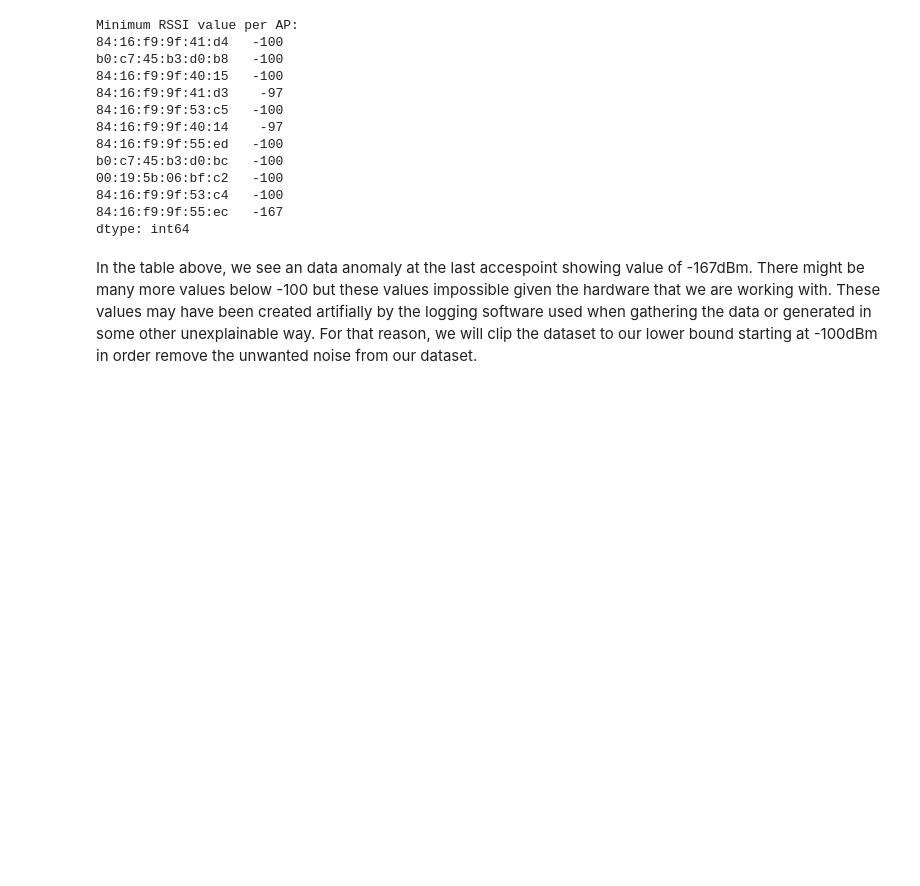
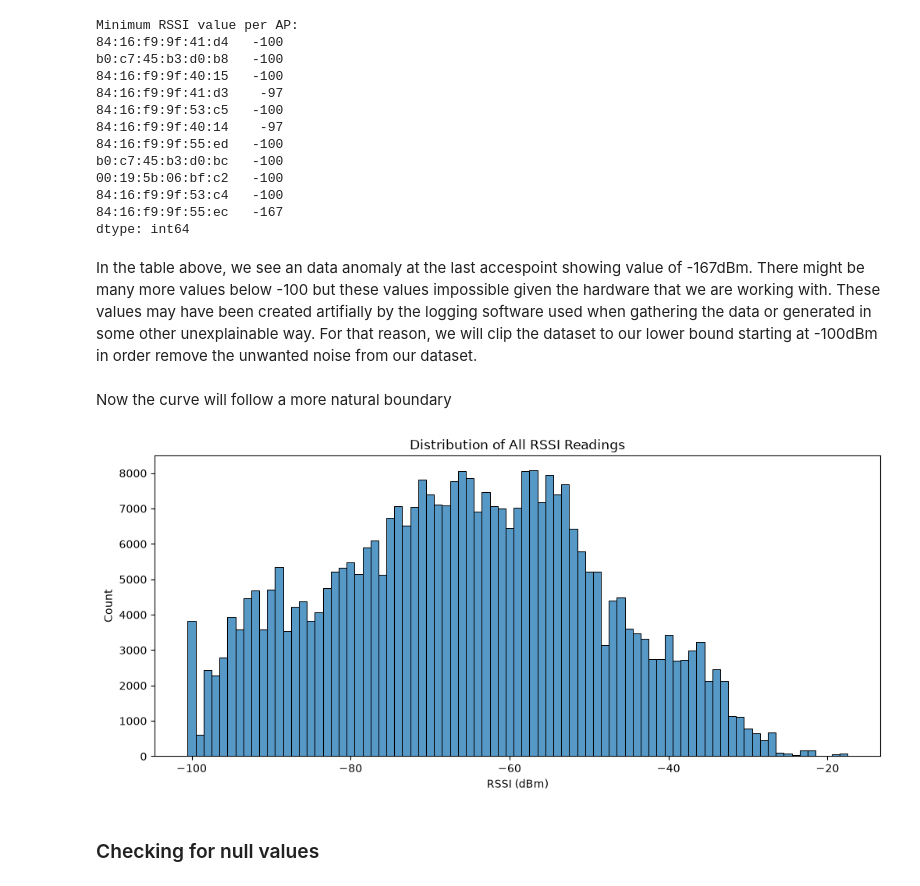
Before and after one commit to Noodleweb/ML-Project-Group-21, a Jupyter notebook: project.ipynb, the cells around one changed output. Drawn from its saved outputs; the diff is of its cells as text; code cells hidden in the pictures; blank space fills up the shorter version.

```diff
--- a/project.ipynb
+++ b/project.ipynb
@@ -97,3 +97,21 @@ b0:c7:45:b3:d0:bc   -100
 dtype: int64
 # %% [markdown]
 In the table above, we see an data anomaly at the last accespoint showing value of -167dBm. There might be many more values below -100 but these values impossible given the hardware that we are working with. These values may have been created artifially by the logging software used when gathering the data or generated in some other unexplainable way. For that reason, we will clip the dataset to our lower bound starting at -100dBm in order remove the unwanted noise from our dataset.
+# %%
+lower_bound = -100
+df_clipped = df.clip(lower=lower_bound) # Filter out values lower than -100
+# %% [markdown]
+Now the curve will follow a more natural boundary
+# %%
+df_clipped_melted = df_clipped[rssi_cols].melt(var_name='AP', value_name='RSSI')
+
+plt.figure(figsize=(12, 5))
+sns.histplot(data=df_clipped_melted, x='RSSI', binwidth=1, discrete=True)
+plt.title("Distribution of All RSSI Readings")
+plt.xlabel("RSSI (dBm)")
+plt.ylabel("Count")
+plt.show()
+# %% [output]
+[figure, added]
+# %% [markdown]
+### Checking for null values
```
Also changed, not shown: parts of 5 cells of this notebook.
